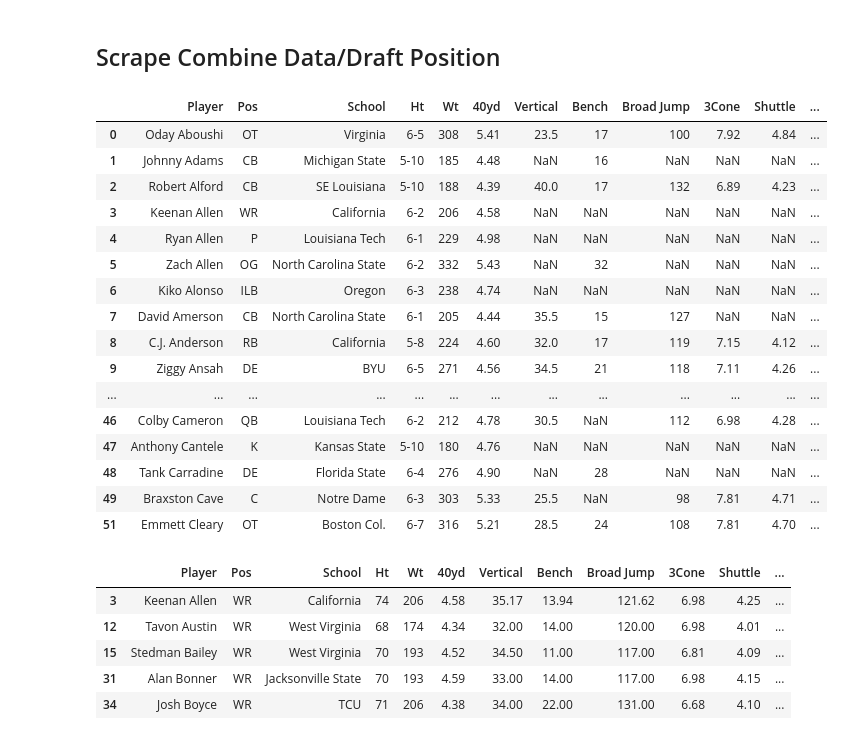
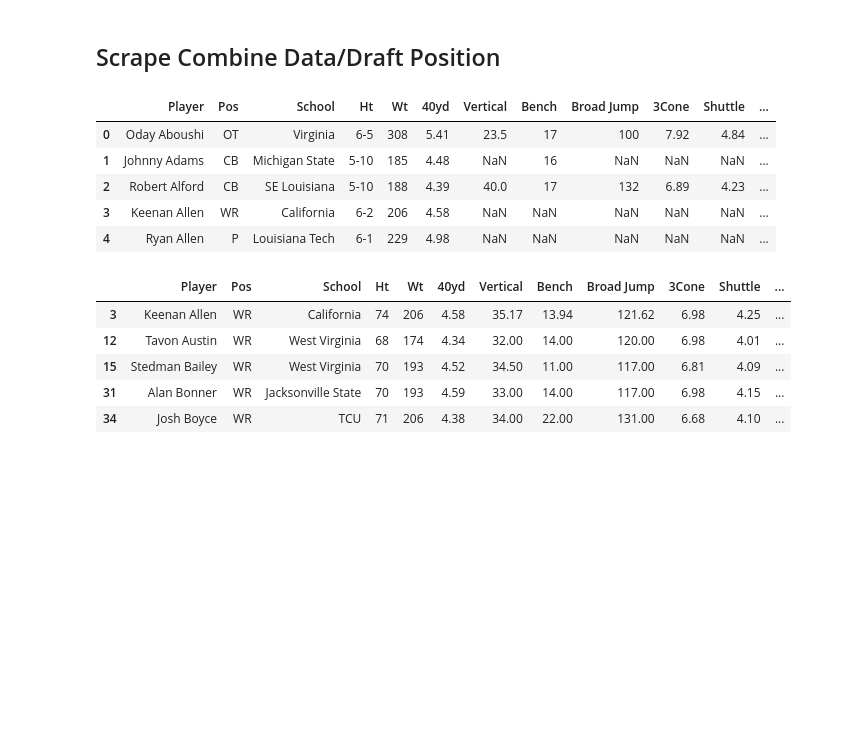
Before and after one commit to tramsay-deloitte/Football-Blog, a Jupyter notebook: Will a WR be good in the NFL?.ipynb, the cells around one changed output. Drawn from its saved outputs; the diff is of its cells as text; code cells hidden in the pictures; blank space fills up the shorter version.

```diff
--- a/Will a WR be good in the NFL?.ipynb
+++ b/Will a WR be good in the NFL?.ipynb
@@ -28,7 +28,8 @@ import string
 import re
 # %%
 # set the years
-years_list = ['2013','2014','2015','2016','2017','2018','2019', '2020']
+college_years_list = ['2012','2013','2014','2015','2016','2017','2018', '2019']
+combine_years_list = ['2013','2014','2015','2016','2017','2018','2019', '2020']
 # %% [markdown]
 ## Scrape Combine Data/Draft Position
 # %%
@@ -59,25 +60,14 @@ def scrape_combine(years_list):
     return df
 # %%
 # Import CSV training data
-draft_classes = scrape_combine(years_list)
-draft_classes.head(51)
+draft_classes = scrape_combine(combine_years_list)
+draft_classes.head()
 # %% [output]
 |  | Player | Pos | School | Ht | Wt | 40yd | Vertical | Bench | Broad Jump | 3Cone | Shuttle | ... |
 | 0 | Oday Aboushi | OT | Virginia | 6-5 | 308 | 5.41 | 23.5 | 17 | 100 | 7.92 | 4.84 | ... |
 | 1 | Johnny Adams | CB | Michigan State | 5-10 | 185 | 4.48 | NaN | 16 | NaN | NaN | NaN | ... |
 | 2 | Robert Alford | CB | SE Louisiana | 5-10 | 188 | 4.39 | 40.0 | 17 | 132 | 6.89 | 4.23 | ... |
 | 3 | Keenan Allen | WR | California | 6-2 | 206 | 4.58 | NaN | NaN | NaN | NaN | NaN | ... |
 | 4 | Ryan Allen | P | Louisiana Tech | 6-1 | 229 | 4.98 | NaN | NaN | NaN | NaN | NaN | ... |
-| 5 | Zach Allen | OG | North Carolina State | 6-2 | 332 | 5.43 | NaN | 32 | NaN | NaN | NaN | ... |
-| 6 | Kiko Alonso | ILB | Oregon | 6-3 | 238 | 4.74 | NaN | NaN | NaN | NaN | NaN | ... |
-| 7 | David Amerson | CB | North Carolina State | 6-1 | 205 | 4.44 | 35.5 | 15 | 127 | NaN | NaN | ... |
-| 8 | C.J. Anderson | RB | California | 5-8 | 224 | 4.60 | 32.0 | 17 | 119 | 7.15 | 4.12 | ... |
-| 9 | Ziggy Ansah | DE | BYU | 6-5 | 271 | 4.56 | 34.5 | 21 | 118 | 7.11 | 4.26 | ... |
-| ... | ... | ... | ... | ... | ... | ... | ... | ... | ... | ... | ... | ... |
-| 46 | Colby Cameron | QB | Louisiana Tech | 6-2 | 212 | 4.78 | 30.5 | NaN | 112 | 6.98 | 4.28 | ... |
-| 47 | Anthony Cantele | K | Kansas State | 5-10 | 180 | 4.76 | NaN | NaN | NaN | NaN | NaN | ... |
-| 48 | Tank Carradine | DE | Florida State | 6-4 | 276 | 4.90 | NaN | 28 | NaN | NaN | NaN | ... |
-| 49 | Braxston Cave | C | Notre Dame | 6-3 | 303 | 5.33 | 25.5 | NaN | 98 | 7.81 | 4.71 | ... |
-| 51 | Emmett Cleary | OT | Boston Col. | 6-7 | 316 | 5.21 | 28.5 | 24 | 108 | 7.81 | 4.70 | ... |
 # %%
 def clean_combine_stats(df):
```
Also changed, not shown: parts of 26 cells of this notebook.
